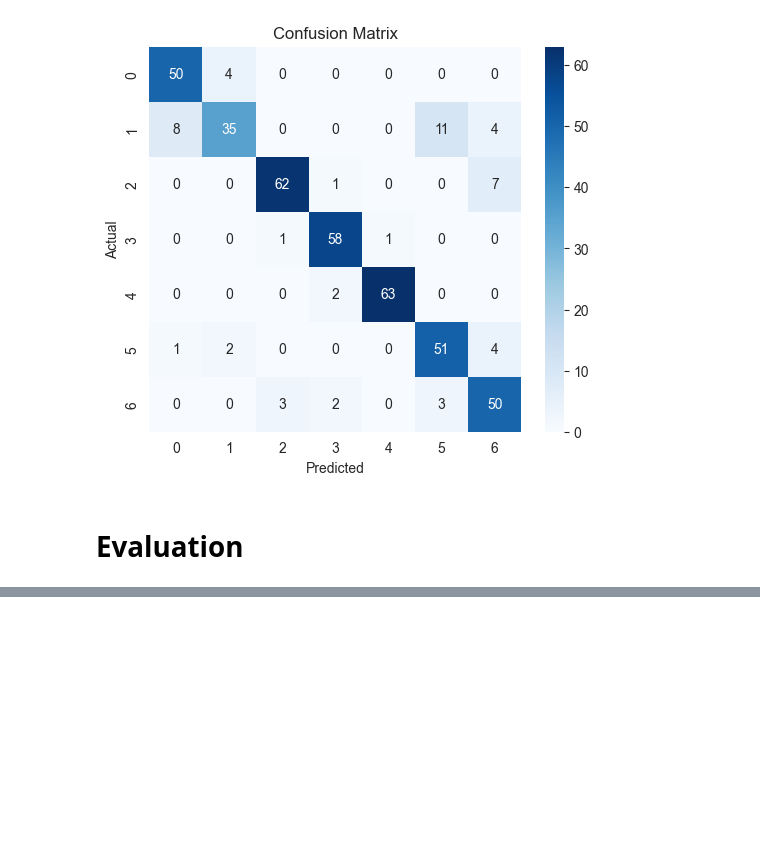
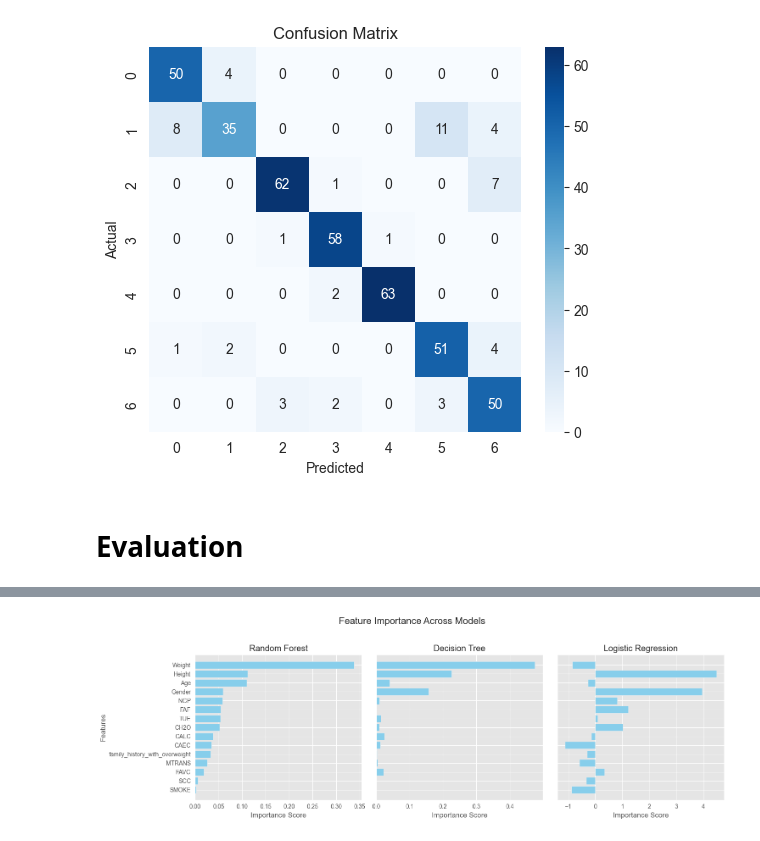
Before and after one commit to ratul-d/obesity-level-prediction, a Jupyter notebook: jupyter_notebooks/02_ml_modeling.ipynb, the cells around one changed output, grey strips where cells are left out. Cells and saved outputs as stored; diff of their text form; code cells hidden in the pictures; blank space fills up the shorter version.

```diff
--- a/jupyter_notebooks/02_ml_modeling.ipynb
+++ b/jupyter_notebooks/02_ml_modeling.ipynb
@@ -415,0 +540,32 @@ weighted avg       0.88      0.87      0.87       423
+# %%
+models = {
+    'Random Forest': rf_model,
+    'Decision Tree': dt_model,
+    'Logistic Regression': lr_model,
+    # KNN and Naive Bayes do not have built-in importances
+}
+
+n_models = len(models)
+fig, axes = plt.subplots(1, n_models, figsize=(5*n_models,5), sharey=True)
+
+for i, (name, model) in enumerate(models.items()):
+    # Feature importance
+    if hasattr(model, 'feature_importances_'):
+        importances = model.feature_importances_
+    else:
+        importances = model.coef_[0]
+
+    feat_imp = pd.Series(importances, index=x_train.columns).sort_values(ascending=True)
+
+    # Plot horizontal bar
+    axes[i].barh(feat_imp.index, feat_imp.values, color='skyblue')
+    axes[i].set_title(name)
+    axes[i].set_xlabel("Importance Score")
+
+axes[0].set_ylabel("Features")
+plt.suptitle("Feature Importance Across Models", fontsize=16)
+plt.tight_layout(rect=[0, 0, 1, 0.95])
+plt.savefig('../results/accuracy_figures/Feature Importance Across Models.png', dpi=300)
+plt.show()
+# %% [output]
+[figure, added]
```
Also changed, not shown: parts of 11 cells of this notebook, 9 other files.
